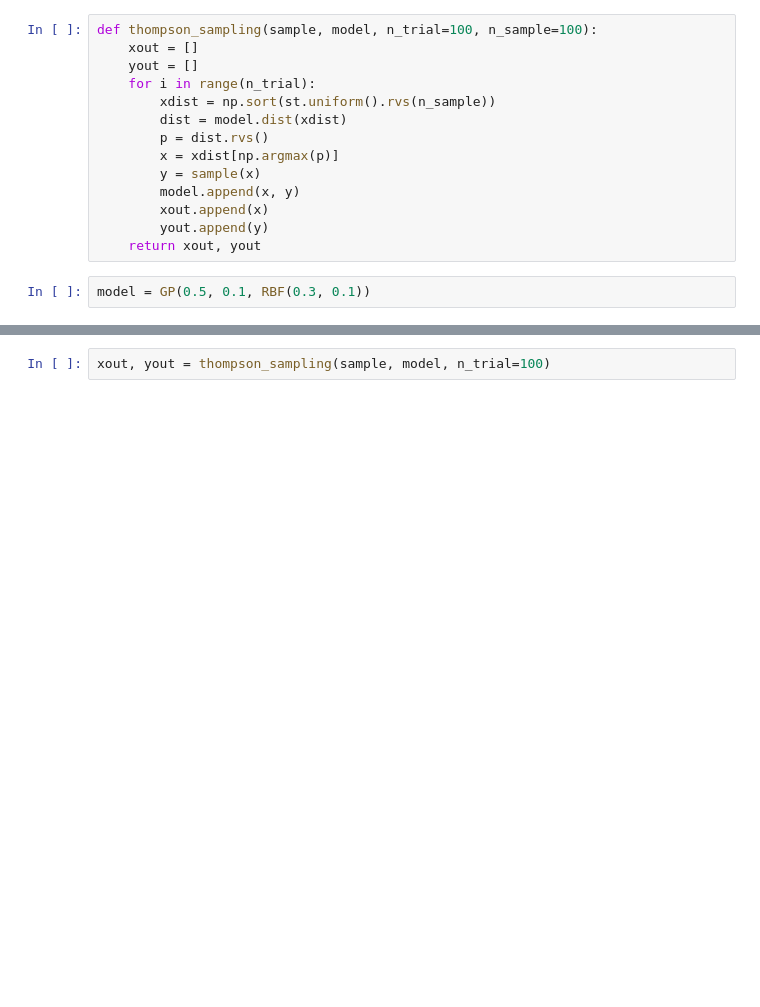
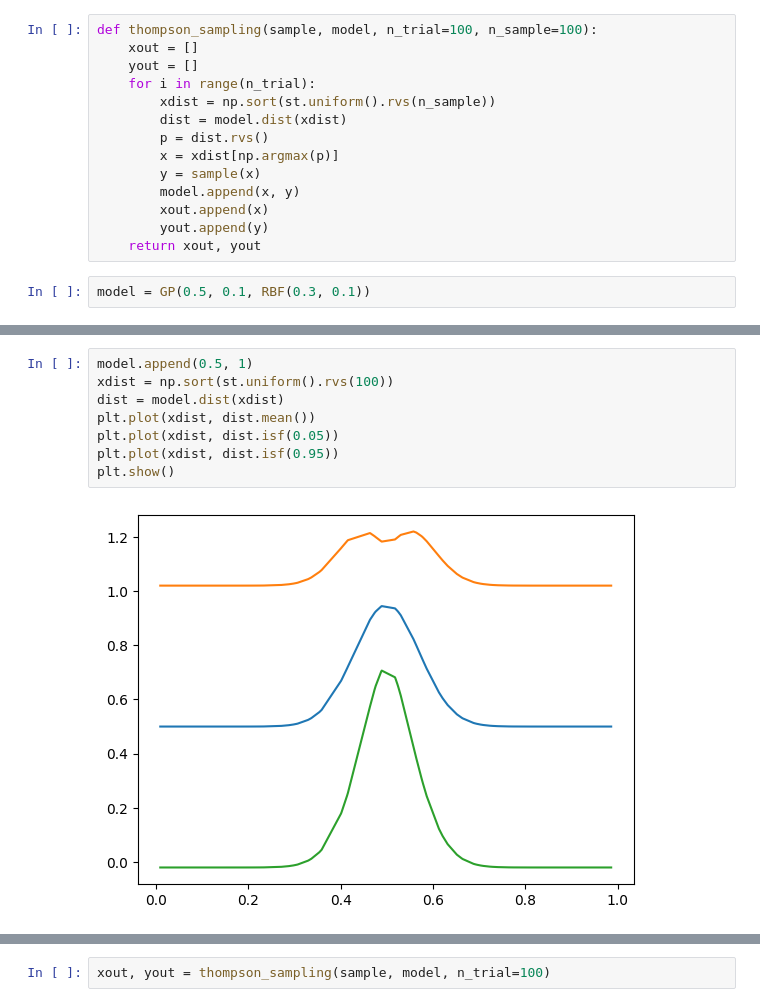
Before and after one commit to j319097/Continuum-armed-Bandits-, a Jupyter notebook: work/GP-TS-tk.ipynb, the cells around one changed output, grey strips where cells are left out. Drawn from its saved outputs; the diff is of its cells as text; blank space fills up the shorter version.

```diff
--- a/work/GP-TS-tk.ipynb
+++ b/work/GP-TS-tk.ipynb
@@ -34,0 +47,10 @@ model = GP(0.5, 0.1, RBF(0.3, 0.1))
+# %%
+model.append(0.5, 1)
+xdist = np.sort(st.uniform().rvs(100))
+dist = model.dist(xdist)
+plt.plot(xdist, dist.mean())
+plt.plot(xdist, dist.isf(0.05))
+plt.plot(xdist, dist.isf(0.95))
+plt.show()
+# %% [output]
+[figure, added]
```
Also changed, not shown: parts of 8 cells of this notebook, 1 other file.
